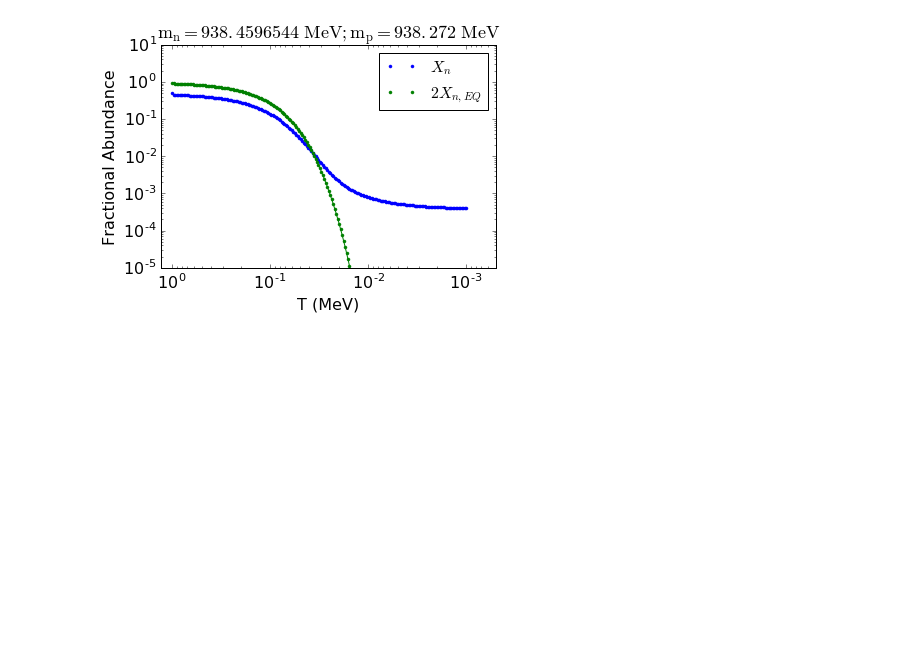
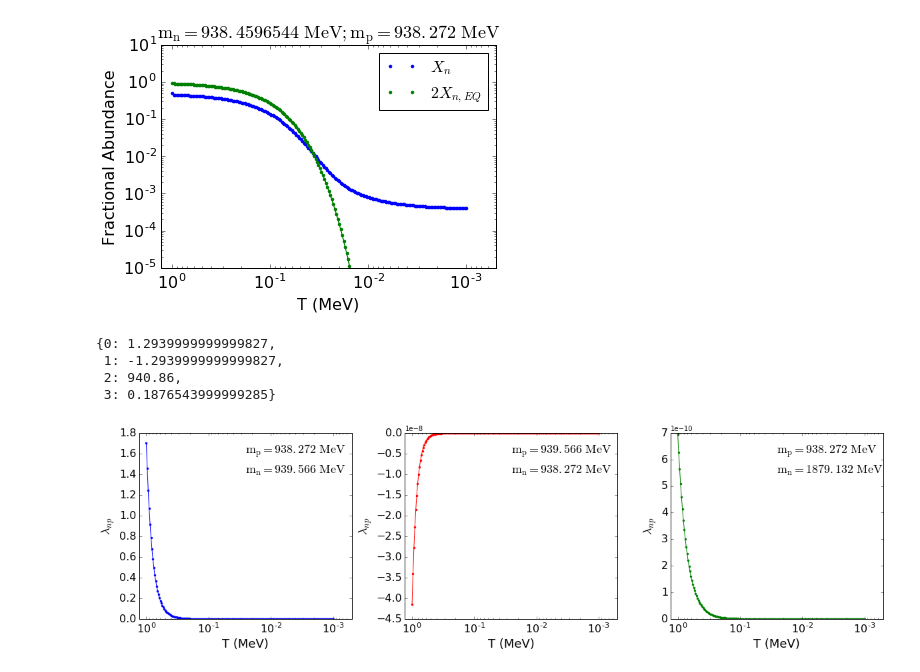
Before and after one commit to ycamacho/Cosmology_HW2, a Jupyter notebook: Code Development.ipynb, the cells around one changed output. Cells and saved outputs as stored; diff of their text form; code cells hidden in the pictures; blank space fills up the shorter version.

Commit message:
Added code to plot lambdaNP plot for all three cases.

```diff
--- a/Code Development.ipynb
+++ b/Code Development.ipynb
@@ -125,3 +125,52 @@ tauN=  443.35
 Q=  0.1876544
 tauN=  887.745326391
 [figure]
+# %%
+Qs
+# %% [output]
+{0: 1.2939999999999827,
+ 1: -1.2939999999999827,
+ 2: 940.86,
+ 3: 0.1876543999999285}
+# %%
+colors= ['b', 'r', 'g']
+# %%
+fig, ax = plt.subplots(1,3)
+fig.subplots_adjust(wspace=.25)
+fontsize, tickLabelFontSize, legendFontSize= 18, 16, 16
+T = np.logspace(0,-3, 200)
+
+for key in Qs.keys()[0:3]:
+    x= Qs[key]/T
+    tauN= tauNeutron(Qs[key], mass_n[0], mass_n[key])
+    lambdaNP = lambda_NP(x, tauN)
+    ax[key].plot(T, lambdaNP, '.', color= colors[key],
+                 label= '$\mathrm{m_n= %s\ MeV; m_p= %s \ MeV}$'%(mass_n[key], mass_p[key]))
+    ax[key].plot(T, lambdaNP, color= colors[key],)
+
+    ax[key].invert_xaxis()
+    ax[key].set_xlim(1.3, 0.0005)
+    ax[key].text(0.5, 0.8,
+                 '$\mathrm{m_n= %s\ MeV}$'%(mass_n[key]),
+                 horizontalalignment='left',
+                 verticalalignment='center', fontsize= 18,
+                 transform = ax[key].transAxes)
+    ax[key].text(0.5, 0.9,
+                 '$\mathrm{m_p= %s \ MeV}$'%(mass_p[key]),
+                 horizontalalignment='left',
+                 verticalalignment='center', fontsize= 18,
+                 transform = ax[key].transAxes)
+
+    ax[key].set_xlabel('T (MeV)', fontsize= fontsize)
+    ax[key].set_ylabel(r'$\lambda_{np}$', fontsize= fontsize)
+    ax[key].set_xscale('log')
+    ax[key].tick_params(axis='x', labelsize=tickLabelFontSize)
+    ax[key].tick_params(axis='y', labelsize=tickLabelFontSize)
+fig.set_size_inches(20,5)
+os.chdir(outputDir)
+plt.savefig('lambdaNP.pdf',bbox_inches='tight', format= 'pdf')
+os.chdir(workDir)
+
+plt.show()
+# %% [output]
+[figure, added]
```
